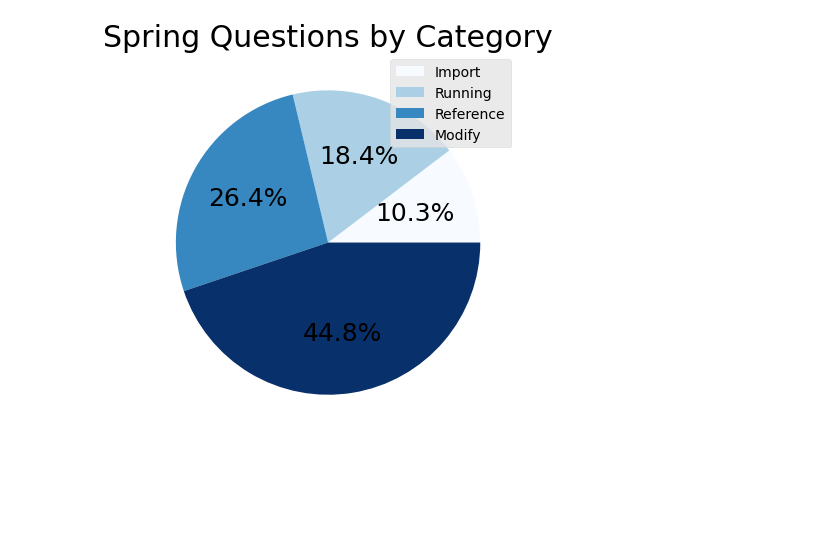
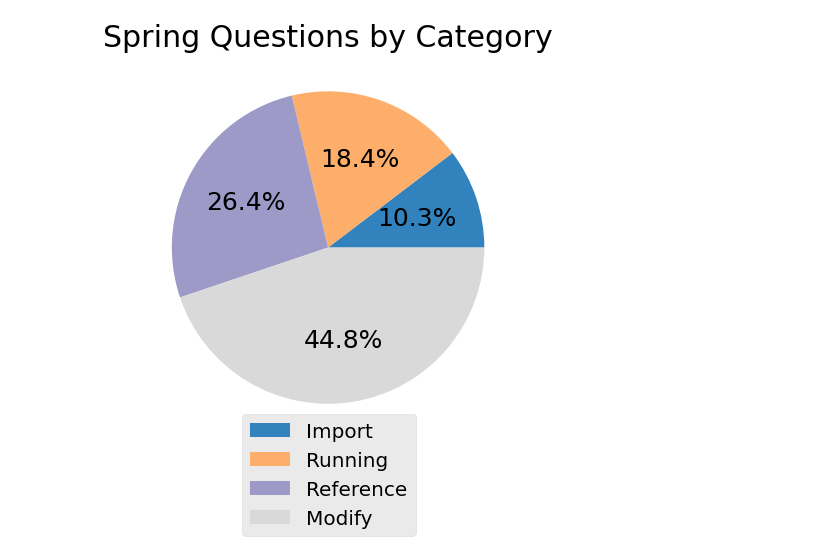
Before and after one commit to researchgroupsoma/SBES2022-CodeSamples, a Jupyter notebook: JSS/graficos stackoverflow/Untitled.ipynb, the cells around one changed output. Saved outputs shown, nothing was run; the diff lists cells and outputs as text; code cells hidden in the pictures; blank space fills up the shorter version.

```diff
--- a/JSS/graficos stackoverflow/Untitled.ipynb
+++ b/JSS/graficos stackoverflow/Untitled.ipynb
@@ -38,8 +39,8 @@ pie1.figure.savefig("android_questions_category_pie.pdf" )
 # %%
-pie2 = df2.plot(kind="pie", y="Questions", colormap="Blues", autopct="%1.1f%%", fontsize=25, figsize=(7,7), legend=True, labeldistance=None)
+pie2 = df2.plot(kind="pie", y="Questions", colormap="tab20c", autopct="%1.1f%%", fontsize=25, figsize=(7,10), legend=True, labeldistance=None)
 pie2.set_title("Spring Questions by Category", fontsize=30)
 pie2.set_ylabel("")
-pie2.legend(prop={"size":14})
+pie2.legend(prop={"size":20}, bbox_to_anchor=(0.75,0.1))
 pie2.figure.savefig("spring_questions_category_pie.pdf")
 # %% [output]
-[figure, old version]
+[figure, new version]
```
Also changed, not shown: parts of 1 cell of this notebook, 2 other files.
